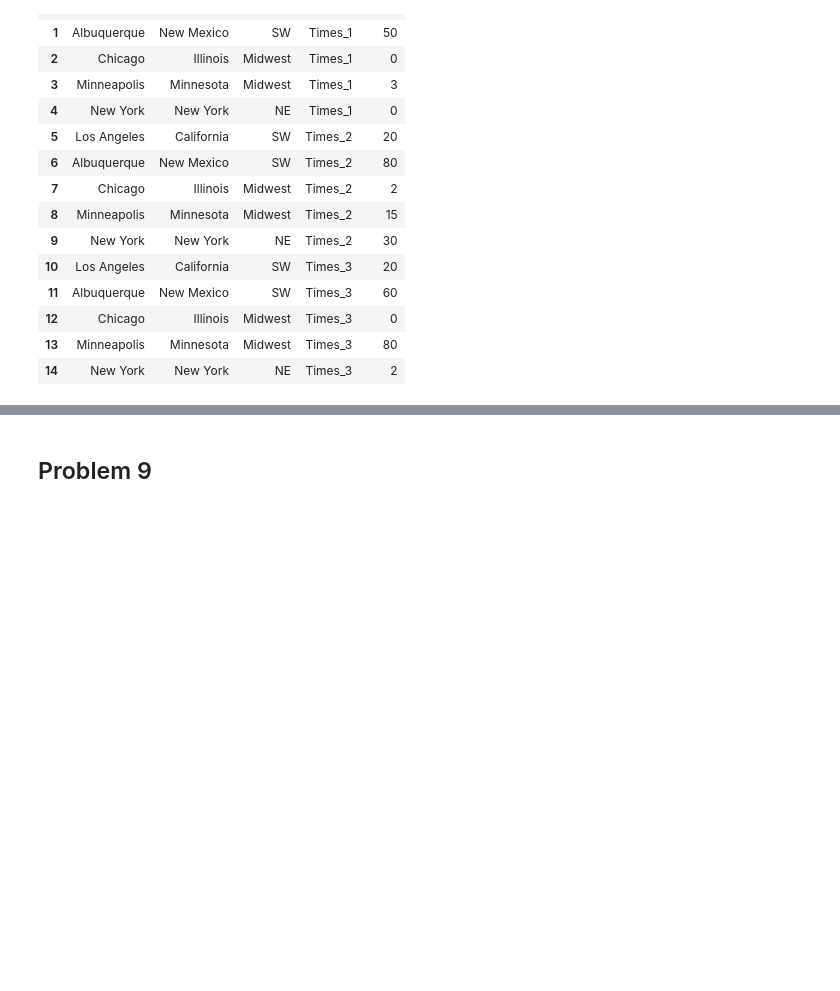
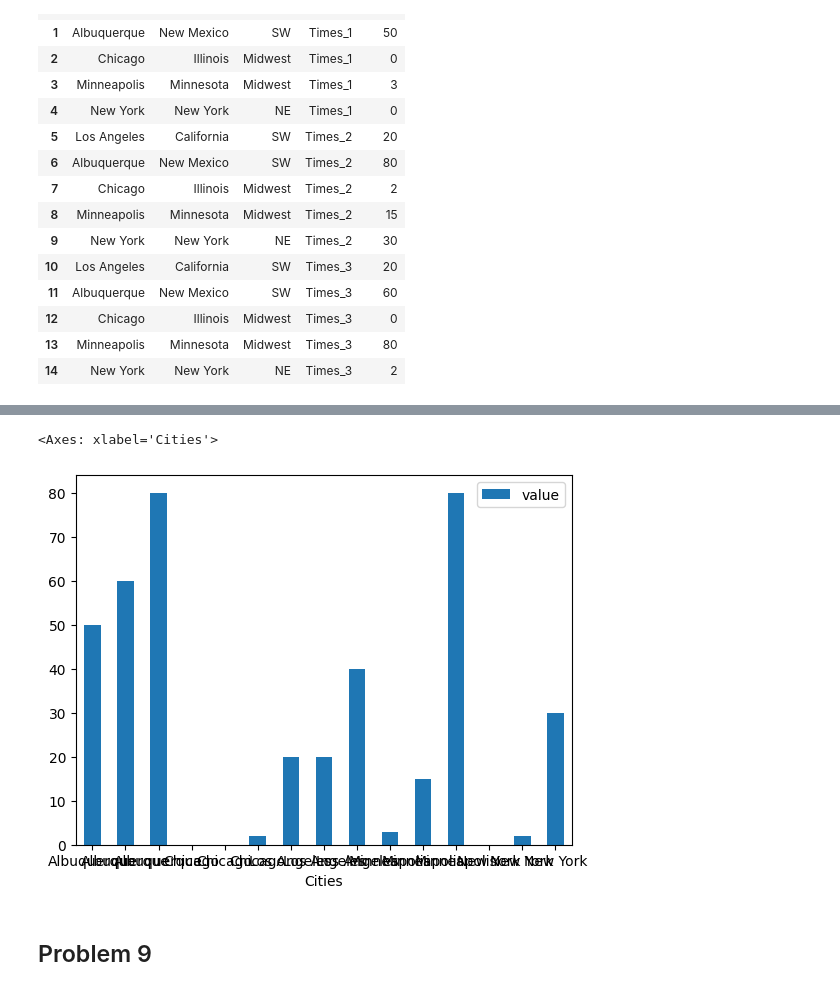
Before and after one commit to cnmi-ds-22/tanickell___Data-Science-Portfolio-C22, a Jupyter notebook: Modules/Module_1_Intro_to_DS_and_Naive_Bayes/Exercises/110-Pandas.Exercise.ipynb, the cells around one changed output, grey strips where cells are left out. Drawn from its saved outputs; the diff is of its cells as text; code cells hidden in the pictures; blank space fills up the shorter version.

Commit message:
Added bar graph example for melted dataframe.

```diff
--- a/Modules/Module_1_Intro_to_DS_and_Naive_Bayes/Exercises/110-Pandas.Exercise.ipynb
+++ b/Modules/Module_1_Intro_to_DS_and_Naive_Bayes/Exercises/110-Pandas.Exercise.ipynb
@@ -169,3 +169,6 @@ cities_df_melted
 | 12 | Chicago | Illinois | Midwest | Times_3 | 0 |
 | 13 | Minneapolis | Minnesota | Midwest | Times_3 | 80 |
 | 14 | New York | New York | NE | Times_3 | 2 |
+# %%
+cities_df_melted_alt = cities_df_melted.sort_values(by=['Cities', 'value'])
+cities_df_melted_alt
@@ -172,3 +192,8 @@ cities_df_melted
+# %%
+cities_df_melted_alt.plot(x='Cities', y='value', kind='bar', rot=0)
+# %% [output]
+<Axes: xlabel='Cities'>
+[figure, added]
 # %% [markdown]
 ## Problem 9
 # %% [markdown]
```
Also changed, not shown: parts of 2 cells of this notebook.
